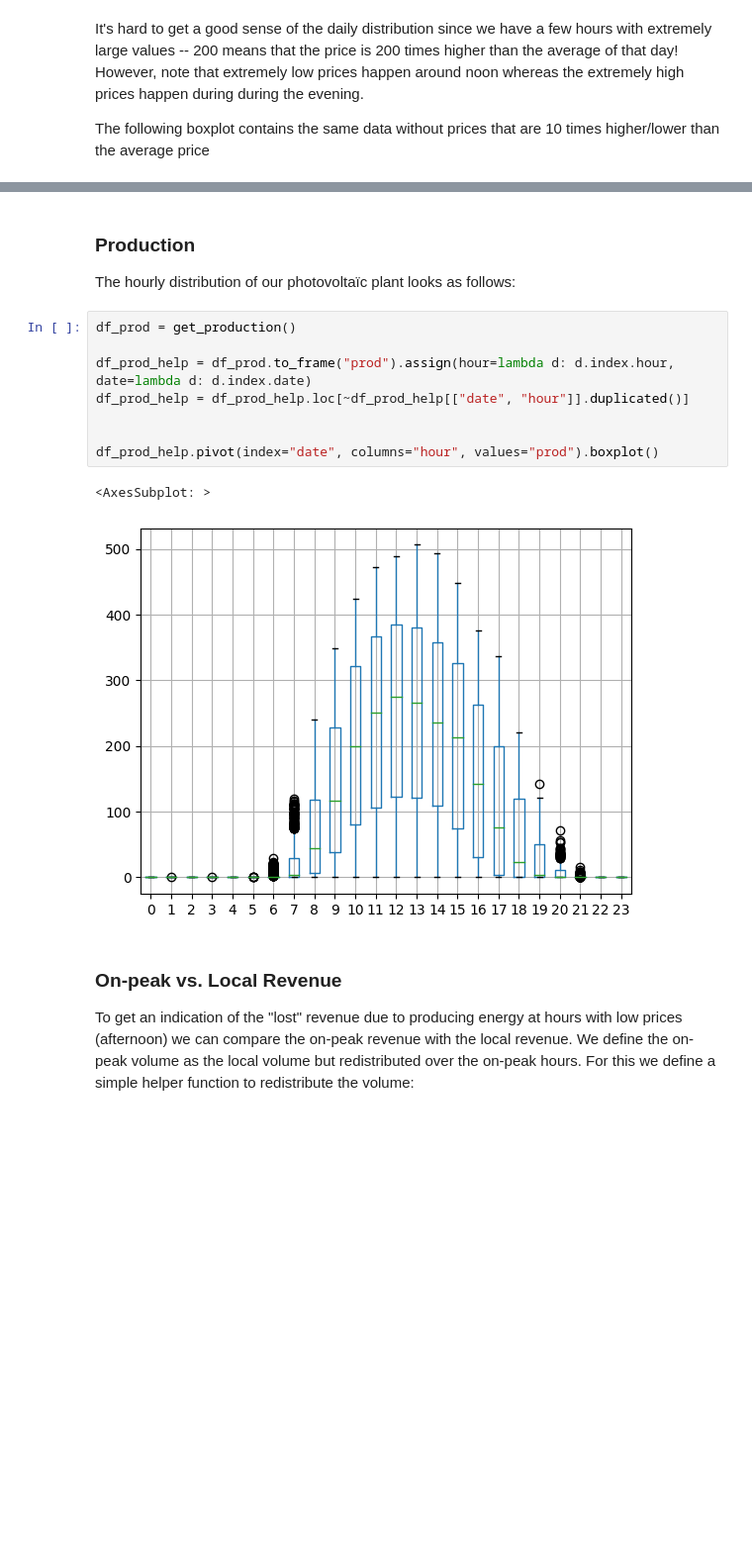
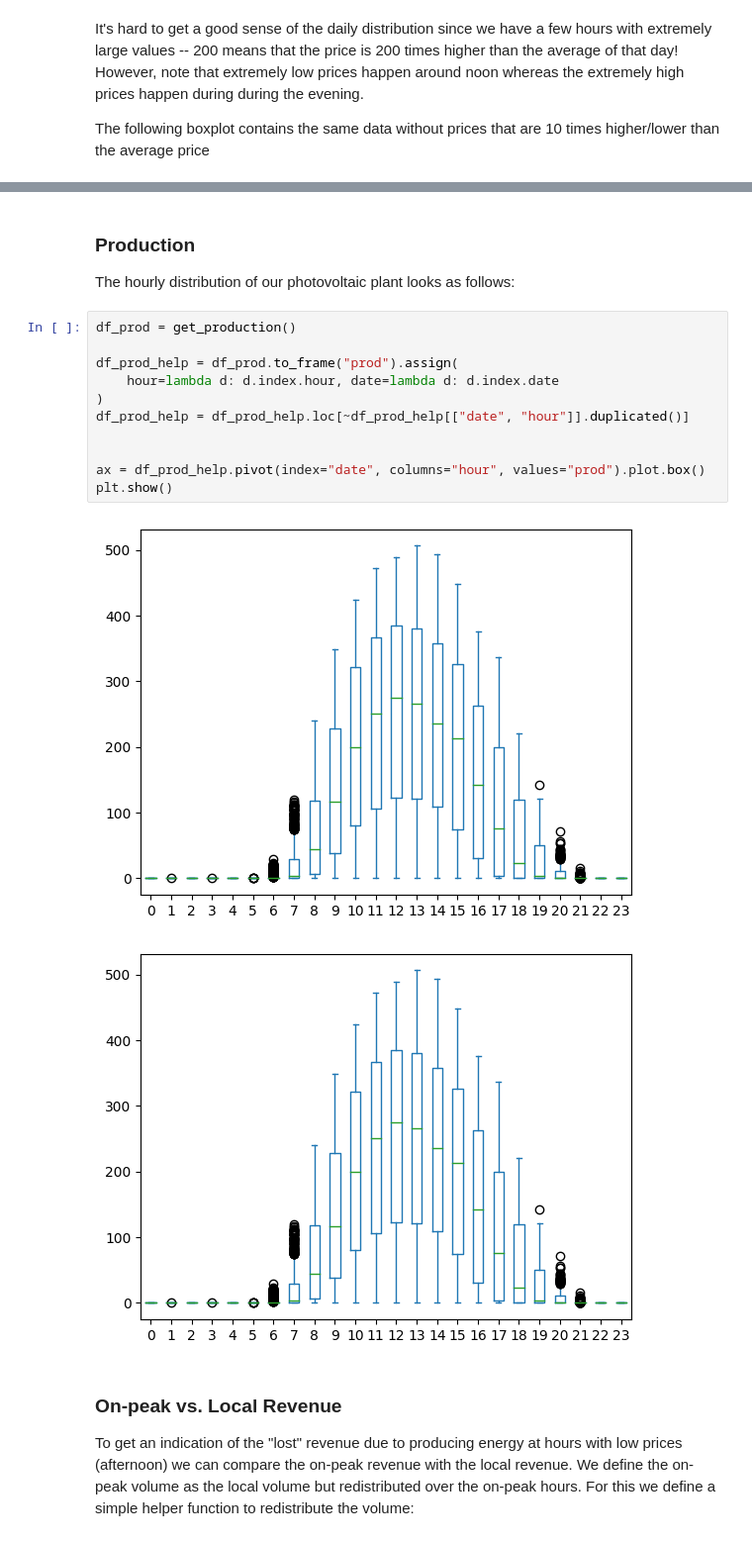
Before and after one commit to markkvdb/energy_storage, a Jupyter notebook: nbs/01_optimal_dispatch.ipynb, the cells around one changed output, grey strips where cells are left out. Shown at 99% size. Drawn from its saved outputs; the diff is of its cells as text; blank space fills up the shorter version.

Commit message:
Fix boxplot

```diff
--- a/nbs/01_optimal_dispatch.ipynb
+++ b/nbs/01_optimal_dispatch.ipynb
@@ -68,18 +102,21 @@ Unsurprisingly, electrictrity prices are higher at hours of high demand (morning
 # %% [markdown]
 ### Production
 
-The hourly distribution of our photovoltaïc plant looks as follows:
+The hourly distribution of our photovoltaic plant looks as follows:
 # %%
 df_prod = get_production()
 
-df_prod_help = df_prod.to_frame("prod").assign(hour=lambda d: d.index.hour, date=lambda d: d.index.date)
+df_prod_help = df_prod.to_frame("prod").assign(
+    hour=lambda d: d.index.hour, date=lambda d: d.index.date
+)
 df_prod_help = df_prod_help.loc[~df_prod_help[["date", "hour"]].duplicated()]
 
 
-df_prod_help.pivot(index="date", columns="hour", values="prod").boxplot()
+ax = df_prod_help.pivot(index="date", columns="hour", values="prod").plot.box()
+plt.show()
 # %% [output]
-<AxesSubplot: >
-[figure, old version]
+[figure, new version]
+[figure, added]
 # %% [markdown]
 ### On-peak vs. Local Revenue
 
```
Also changed, not shown: parts of 19 cells of this notebook, 4 other files.
